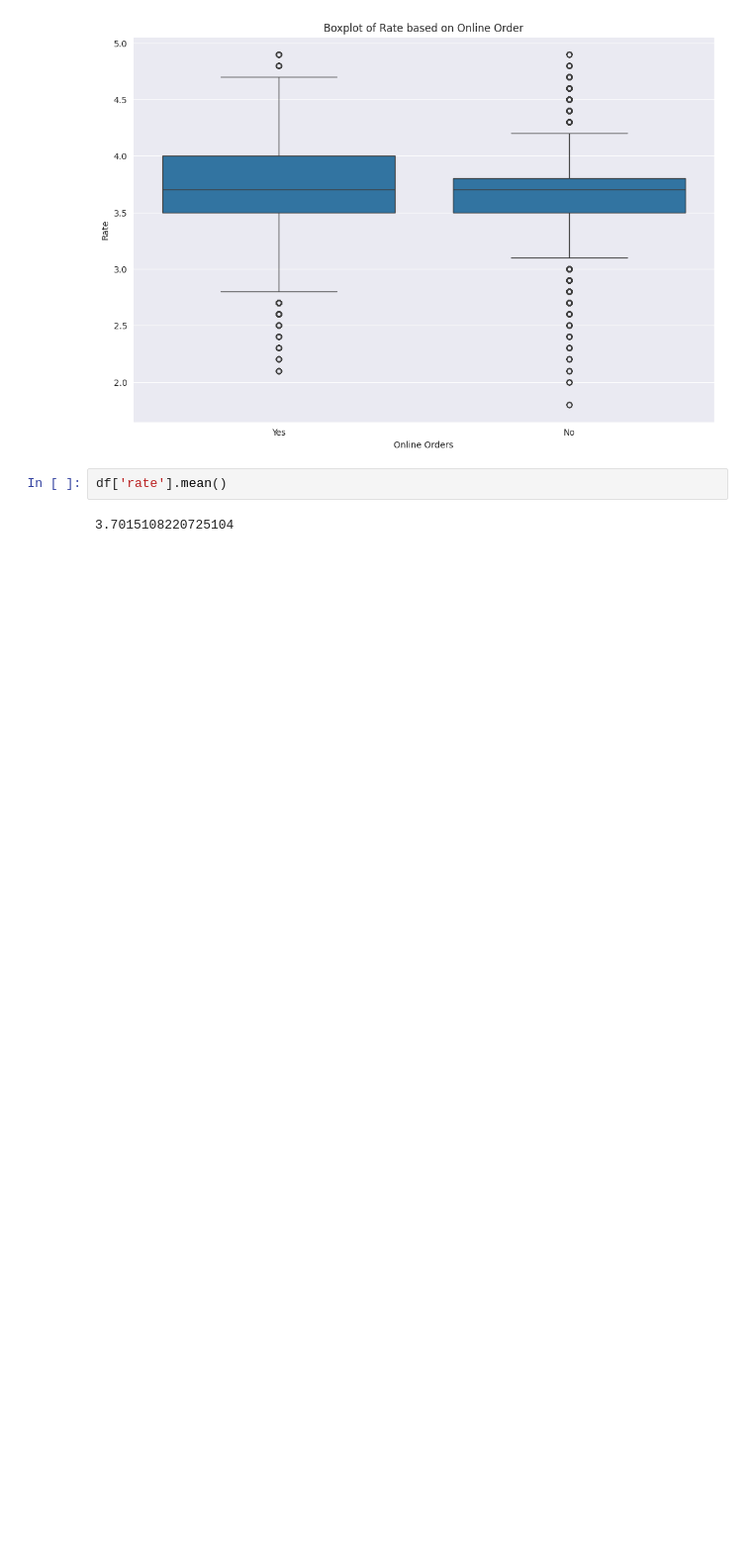
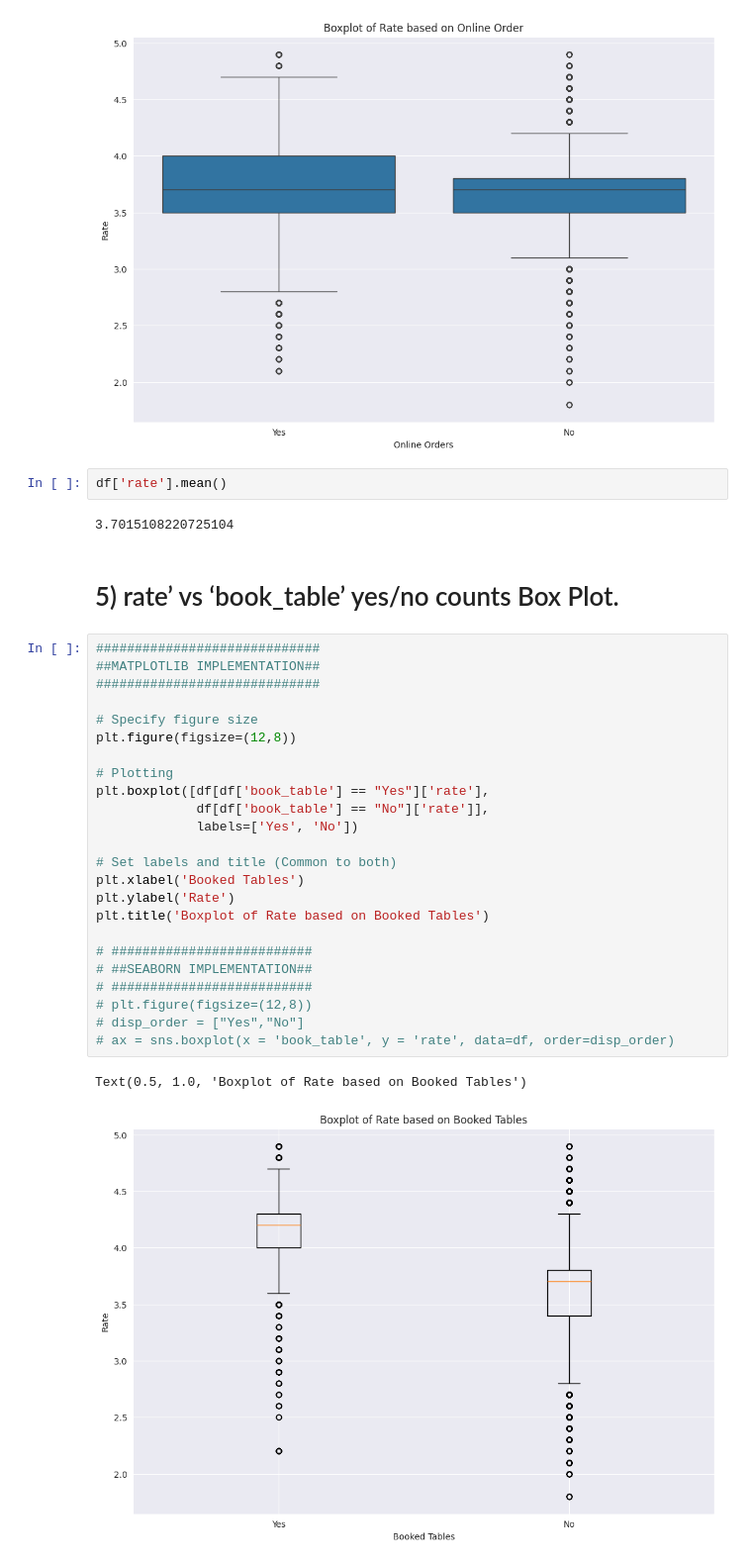
Before and after one commit to mutumagitonga/Zomato-Bangalore-Restaurants-Data-Analysis-Practice, a Jupyter notebook: zomato-data-analysis-and-visualization.ipynb, the cells around one changed output. Shown at 99% size. Saved outputs shown, nothing was run; the diff lists cells and outputs as text; blank space fills up the shorter version.

Commit message:
Boxplot of 'rate'(Rate) based on 'book_table'(Booked Tables

```diff
--- a/zomato-data-analysis-and-visualization.ipynb
+++ b/zomato-data-analysis-and-visualization.ipynb
@@ -899,3 +895,32 @@ Text(0.5, 1.0, 'Boxplot of Rate based on Online Order')
 df['rate'].mean()
 # %% [output]
 3.7015108220725104
+# %% [markdown]
+# 5) rate’ vs ‘book_table’ yes/no counts Box Plot.
+# %%
+#############################
+##MATPLOTLIB IMPLEMENTATION##
+#############################
+
+# Specify figure size
+plt.figure(figsize=(12,8))
+
+# Plotting
+plt.boxplot([df[df['book_table'] == "Yes"]['rate'],
+             df[df['book_table'] == "No"]['rate']],
+             labels=['Yes', 'No'])
+
+# Set labels and title (Common to both)
+plt.xlabel('Booked Tables')
+plt.ylabel('Rate')
+plt.title('Boxplot of Rate based on Booked Tables')
+
+# ##########################
+# ##SEABORN IMPLEMENTATION##
+# ##########################
+# plt.figure(figsize=(12,8))
+# disp_order = ["Yes","No"]
+# ax = sns.boxplot(x = 'book_table', y = 'rate', data=df, order=disp_order)
+# %% [output]
+Text(0.5, 1.0, 'Boxplot of Rate based on Booked Tables')
+[figure, added]
```
Also changed, not shown: parts of 1 cell of this notebook.
